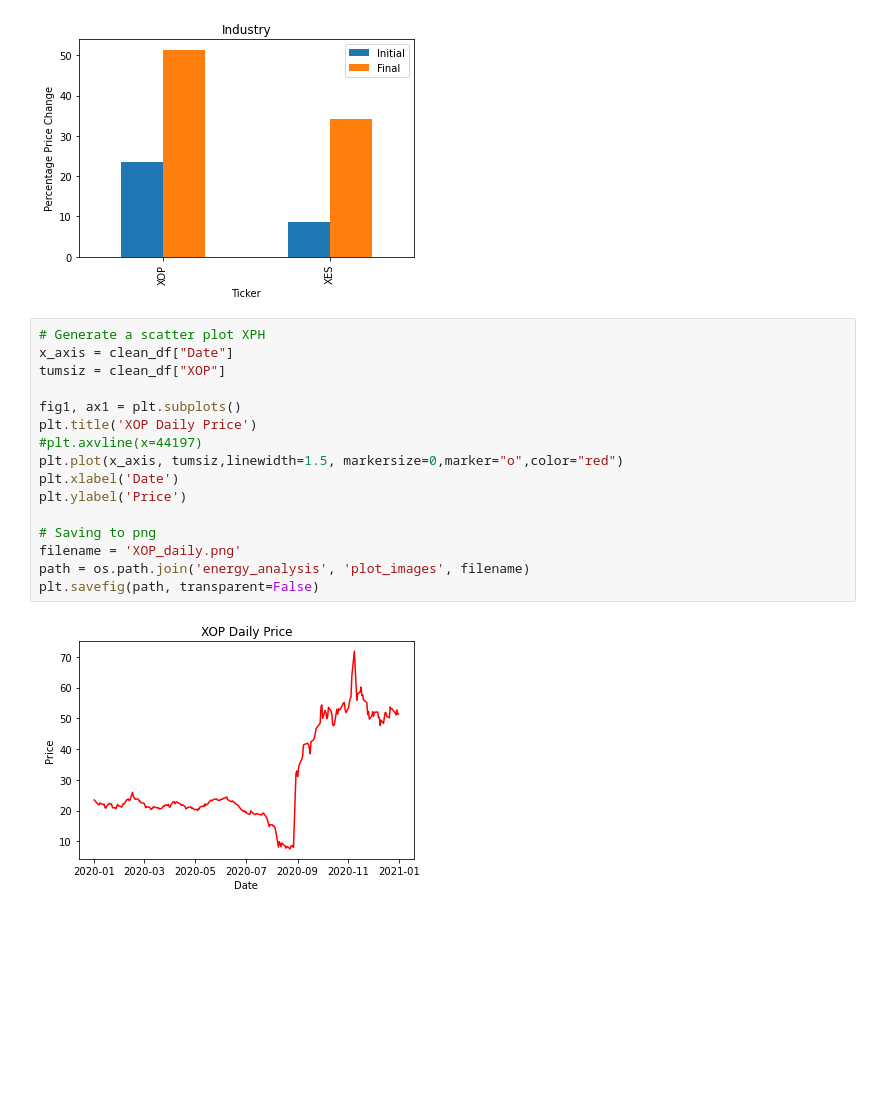
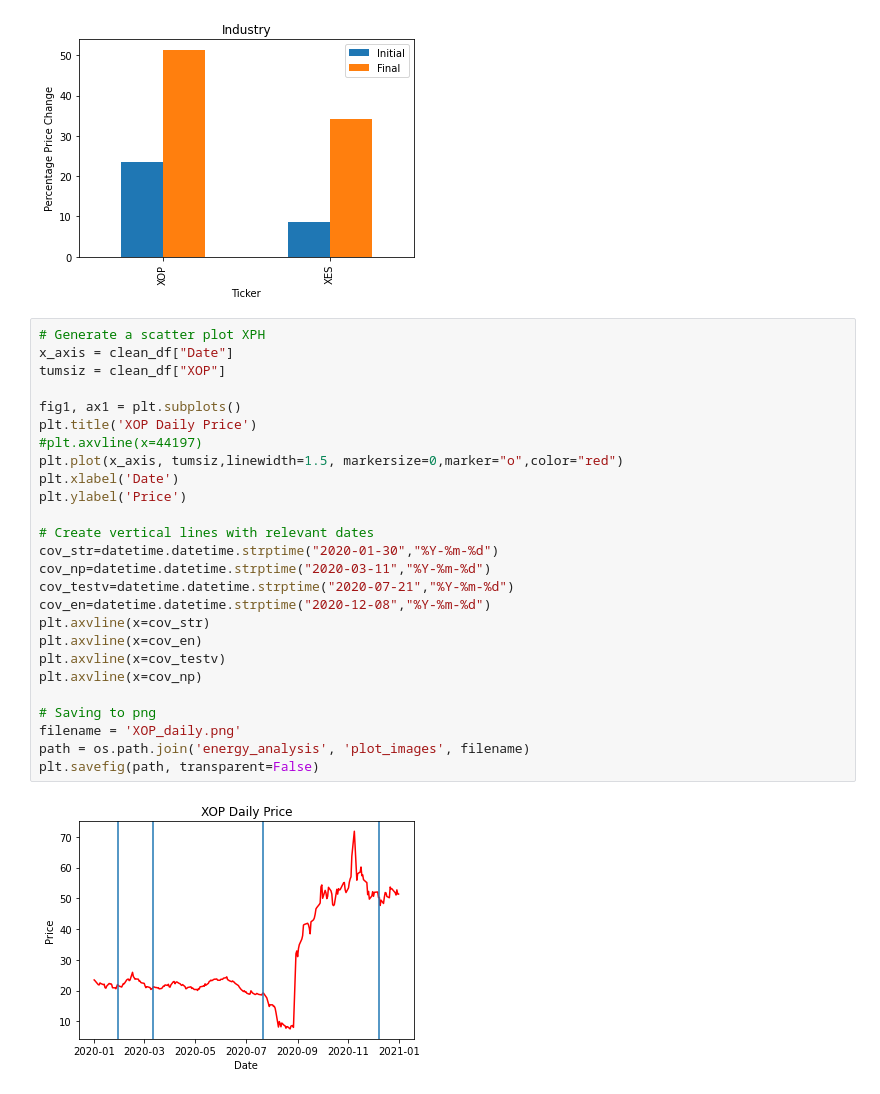
Before and after one commit to Dinorobie/stocks-covid, a Jupyter notebook: energy_analysis.ipynb, the cells around one changed output. Drawn from its saved outputs; the diff is of its cells as text; blank space fills up the shorter version.

Commit message:
Adds vertical lines

```diff
--- a/energy_analysis.ipynb
+++ b/energy_analysis.ipynb
@@ -187,21 +187,31 @@ plt.show()
 # %%
 # Generate a scatter plot XPH
 x_axis = clean_df["Date"]
 tumsiz = clean_df["XOP"]
 
 fig1, ax1 = plt.subplots()
 plt.title('XOP Daily Price')
 #plt.axvline(x=44197)
 plt.plot(x_axis, tumsiz,linewidth=1.5, markersize=0,marker="o",color="red")
 plt.xlabel('Date')
 plt.ylabel('Price')
 
+# Create vertical lines with relevant dates
+cov_str=datetime.datetime.strptime("2020-01-30","%Y-%m-%d")
+cov_np=datetime.datetime.strptime("2020-03-11","%Y-%m-%d")
+cov_testv=datetime.datetime.strptime("2020-07-21","%Y-%m-%d")
+cov_en=datetime.datetime.strptime("2020-12-08","%Y-%m-%d")
+plt.axvline(x=cov_str)
+plt.axvline(x=cov_en)
+plt.axvline(x=cov_testv)
+plt.axvline(x=cov_np)
+
 # Saving to png
 filename = 'XOP_daily.png'
 path = os.path.join('energy_analysis', 'plot_images', filename)
 plt.savefig(path, transparent=False)
 # %% [output]
-[figure, old version]
+[figure, new version]
 # %%
 x_axis = clean_df["Date"]
 tumsiz = clean_df["XES"]
```
Also changed, not shown: parts of 1 cell of this notebook, 2 other files.
